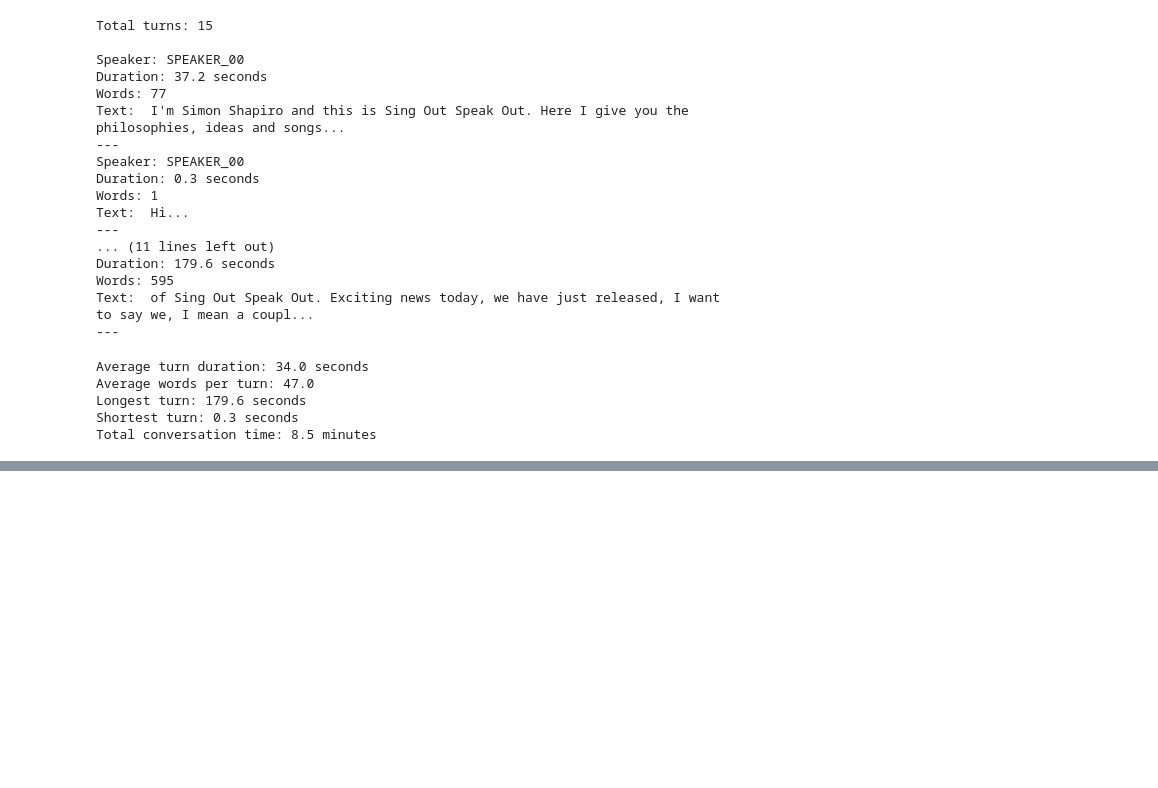
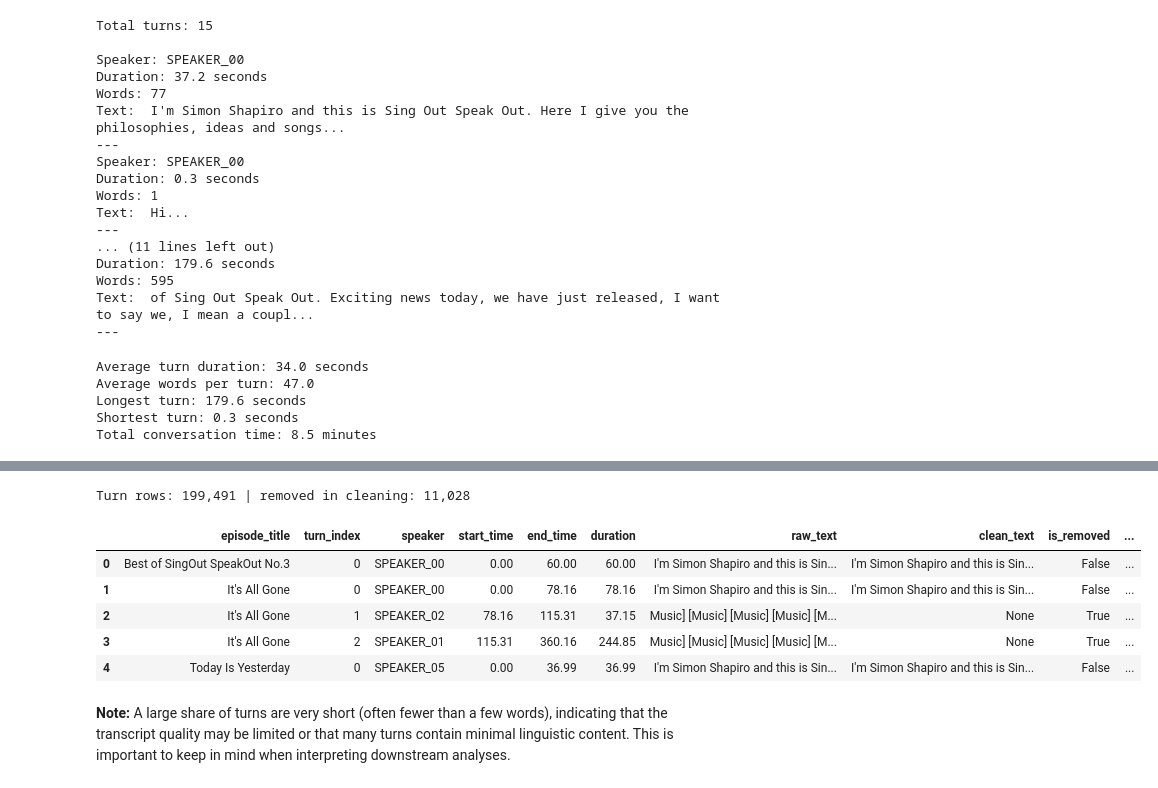
Before and after one commit to au-nlp/project-milestone-p2-group4, a Jupyter notebook: main.ipynb, the cells around one changed output, grey strips where cells are left out. Cells and saved outputs as stored; diff of their text form; code cells hidden in the pictures; blank space fills up the shorter version.

```diff
--- a/main.ipynb
+++ b/main.ipynb
@@ -443,0 +527,12 @@ ___
+# %%
+records = []
+
+for episode in episodes:
+    record = episode_to_record(episode)
+    if record:
+        records.append(record)
+
+usable_df = pd.DataFrame(records)
+print(f"Usable episodes (turns > 0, transcript, main category): {len(usable_df)}")
+print(f"Share with exactly one turn: {(usable_df['turn_count']==1).mean():.1%}")
+usable_df.head()
@@ -443,0 +623,32 @@ ___
+# %%
+turn_rows = []
+for i, row in episodes_df.iterrows():
+    ep = episodes[i]
+    for j, turn in enumerate(ep.get_all_turns()):
+        cleaned = clean_turn_text(turn.text)
+        turn_rows.append({
+            'episode_title': row['episode_title'],
+            'turn_index': j,
+            'speaker': ';'.join(turn.speaker) if isinstance(turn.speaker, list) else turn.speaker,
+            'start_time': turn.start_time,
+            'end_time': turn.end_time,
+            'duration': turn.duration,
+            'raw_text': turn.text,
+            'clean_text': cleaned,
+            'is_removed': cleaned is None,
+            'num_words': len(cleaned.split()) if cleaned else 0,
+            'mp3_url': row['mp3_url'],
+        })
+turns_df = pd.DataFrame(turn_rows)
+print(f'Turn rows: {len(turns_df):,} | removed in cleaning: {turns_df['is_removed'].sum():,}')
+turns_df.head()
+# %% [output]
+Turn rows: 199,491 | removed in cleaning: 11,028
+|  | episode_title | turn_index | speaker | start_time | end_time | duration | raw_text | clean_text | is_removed | ... |
+| 0 | Best of SingOut SpeakOut No.3 | 0 | SPEAKER_00 | 0.00 | 60.00 | 60.00 | I'm Simon Shapiro and this is Sin... | I'm Simon Shapiro and this is Sin... | False | ... |
+| 1 | It's All Gone | 0 | SPEAKER_00 | 0.00 | 78.16 | 78.16 | I'm Simon Shapiro and this is Sin... | I'm Simon Shapiro and this is Sin... | False | ... |
+| 2 | It's All Gone | 1 | SPEAKER_02 | 78.16 | 115.31 | 37.15 | Music] [Music] [Music] [Music] [M... | None | True | ... |
+| 3 | It's All Gone | 2 | SPEAKER_01 | 115.31 | 360.16 | 244.85 | Music] [Music] [Music] [Music] [M... | None | True | ... |
+| 4 | Today Is Yesterday | 0 | SPEAKER_05 | 0.00 | 36.99 | 36.99 | I'm Simon Shapiro and this is Sin... | I'm Simon Shapiro and this is Sin... | False | ... |
+# %% [markdown]
+**Note:** A large share of turns are very short (often fewer than a few words), indicating that the transcript quality may be limited or that many turns contain minimal linguistic content. This is important to keep in mind when interpreting downstream analyses.
```
Also changed, not shown: parts of 26 cells of this notebook, 3 other files.
